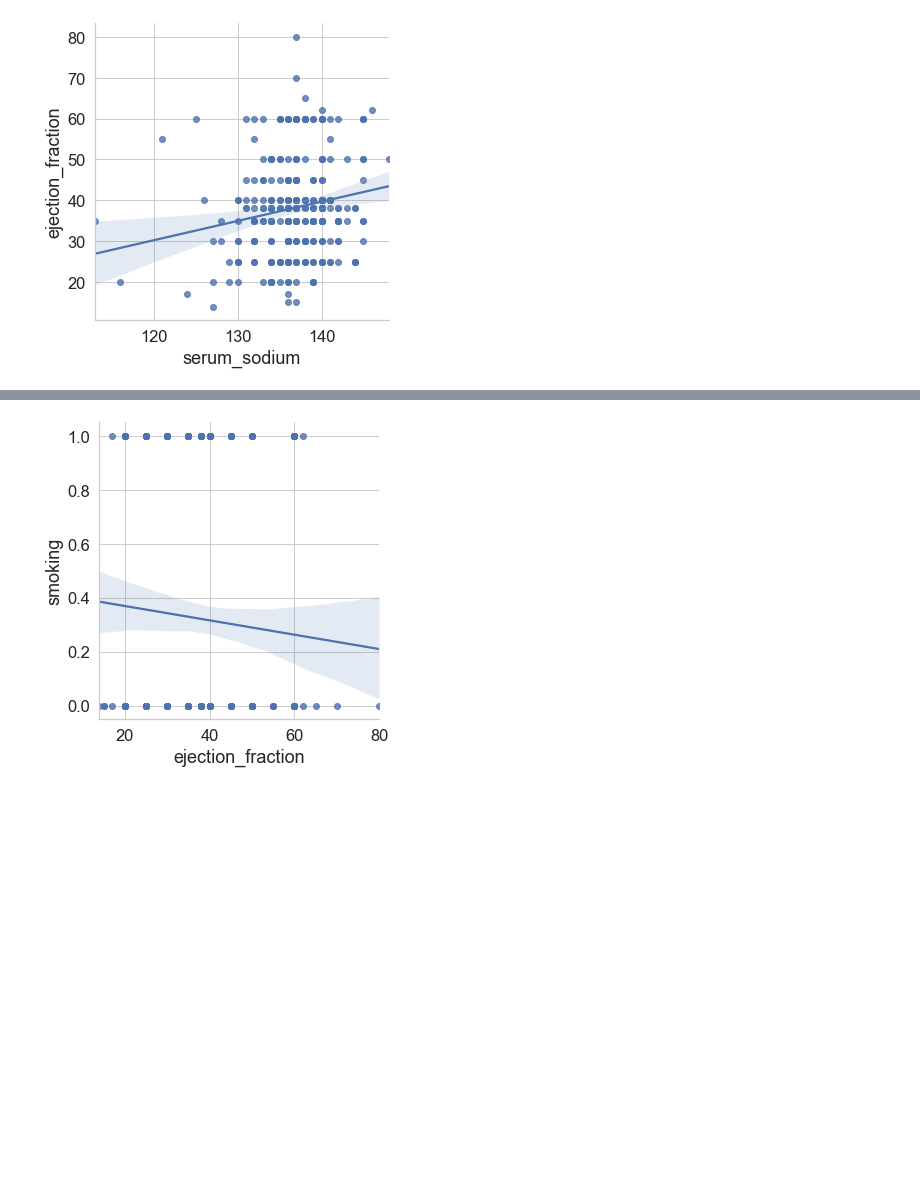
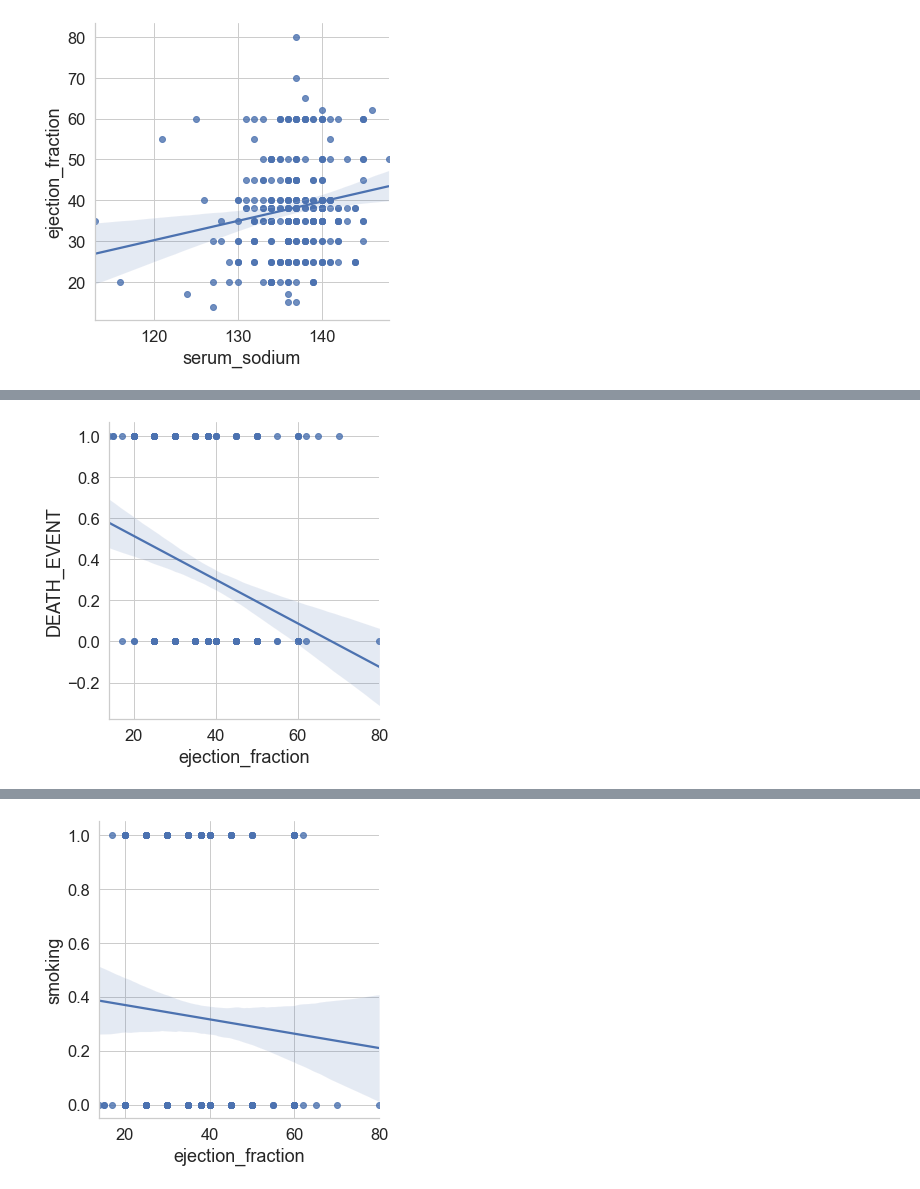
Before and after one commit to jharvey407/CapstoneTwo, a Jupyter notebook: Heart Failure Profiling.ipynb, the cells around one changed output, grey strips where cells are left out. Cells and saved outputs as stored; diff of their text form; code cells hidden in the pictures; blank space fills up the shorter version.

```diff
--- a/Heart Failure Profiling.ipynb
+++ b/Heart Failure Profiling.ipynb
@@ -252,0 +289,4 @@ array([[140.06345537,   9.18578708],
+# %%
+sns.lmplot(x='ejection_fraction', y='DEATH_EVENT', data=heart_data);
+# %% [output]
+[figure, added]
```
Also changed, not shown: parts of 72 cells of this notebook.
